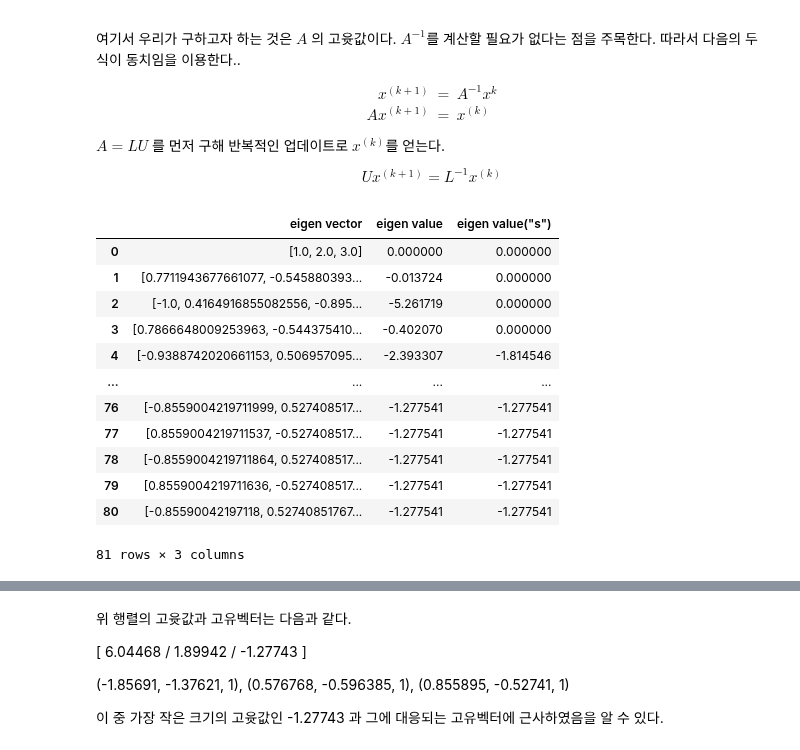
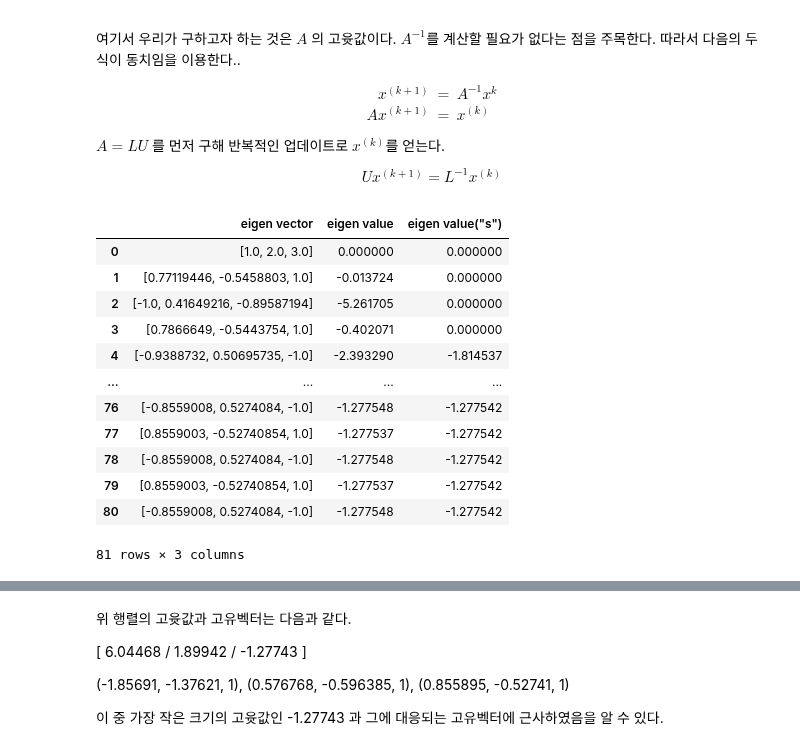
Before and after one commit to tirals88/Numerical-Mathematics-and-Computing, a Jupyter notebook: Chap8_More on Linear Systems.ipynb, the cells around one changed output, grey strips where cells are left out. Saved outputs shown, nothing was run; the diff lists cells and outputs as text; code cells hidden in the pictures.

```diff
--- a/Chap8_More on Linear Systems.ipynb
+++ b/Chap8_More on Linear Systems.ipynb
@@ -592,7 +594,7 @@ $$Ux^{(k+1)} = L^{-1}x^{(k)}$$
 def inv_power(A, kmax, x, phi):
   '''LU decomp : Doolittle'''
   [tempaL, tempaU] = Doolittle(A)
-
+  x = x.astype('float32')
   power_df = []
   power_df.append([x, 0])
   #x = x.reshape(-1, 1)
@@ -600,43 +602,47 @@ def inv_power(A, kmax, x, phi):
   s = 0
   for i in range(kmax):
     tempaz = Lower_tri(tempaL, x)
     y = Upper_tri(tempaU, tempaz)
     if(phi(y)==0) or (phi(x)==0):
       r = 0
     else:
       r = phi(x)/phi(y)
-    x = y / np.max(np.abs(y))
+
+    if np.max(np.abs(y))==0:
+      x = y
+    else:
+      x = y / np.max(np.abs(y))
     power_df.append([x.reshape(-1), r])
 
   power_df = pd.DataFrame(power_df)
   power_df.columns = ['eigen vector', 'eigen value']
 
   seq_r = power_df.iloc[:, 1]
-  seq_s = np.zeros_like(seq_r)
+  seq_s = np.zeros_like(seq_r).astype('float32')
   temp_s = 1
   for i in range(4, len(seq_r)):
     temp_s = seq_r[i] - ((seq_r[i] - seq_r[i-1])**2)/((seq_r[i] - 2*seq_r[i-1]+seq_r[i-2]))
     seq_s[i] = temp_s
   power_df['eigen value(\"s\")'] = seq_s
 
   return power_df
 
 temp_A = np.array([[-154, 528, 407], [55, -144, -121], [-132, 396, 318]])/3
 temp_A = temp_A.astype(np.float32)
 temp_x0 = np.array([1., 2., 3.])
 test_inv = inv_power(temp_A, 80, temp_x0, default_phi)
 test_inv
 # %% [output]
 |  | eigen vector | eigen value | eigen value("s") |
 | 0 | [1.0, 2.0, 3.0] | 0.000000 | 0.000000 |
-| 1 | [0.7711943677661077, -0.545880393... | -0.013724 | 0.000000 |
-| 2 | [-1.0, 0.4164916855082556, -0.895... | -5.261719 | 0.000000 |
-| 3 | [0.7866648009253963, -0.544375410... | -0.402070 | 0.000000 |
-| 4 | [-0.9388742020661153, 0.506957095... | -2.393307 | -1.814546 |
+| 1 | [0.77119446, -0.5458803, 1.0] | -0.013724 | 0.000000 |
+| 2 | [-1.0, 0.41649216, -0.89587194] | -5.261705 | 0.000000 |
+| 3 | [0.7866649, -0.5443754, 1.0] | -0.402071 | 0.000000 |
+| 4 | [-0.9388732, 0.50695735, -1.0] | -2.393290 | -1.814537 |
 | ... | ... | ... | ... |
-| 76 | [-0.8559004219711999, 0.527408517... | -1.277541 | -1.277541 |
-| 77 | [0.8559004219711537, -0.527408517... | -1.277541 | -1.277541 |
-| 78 | [-0.8559004219711864, 0.527408517... | -1.277541 | -1.277541 |
-| 79 | [0.8559004219711636, -0.527408517... | -1.277541 | -1.277541 |
-| 80 | [-0.85590042197118, 0.52740851767... | -1.277541 | -1.277541 |
+| 76 | [-0.8559008, 0.5274084, -1.0] | -1.277548 | -1.277542 |
+| 77 | [0.8559003, -0.52740854, 1.0] | -1.277537 | -1.277542 |
+| 78 | [-0.8559008, 0.5274084, -1.0] | -1.277548 | -1.277542 |
+| 79 | [0.8559003, -0.52740854, 1.0] | -1.277537 | -1.277542 |
+| 80 | [-0.8559008, 0.5274084, -1.0] | -1.277548 | -1.277542 |
 81 rows × 3 columns
```
Also changed, not shown: parts of 11 cells of this notebook.
